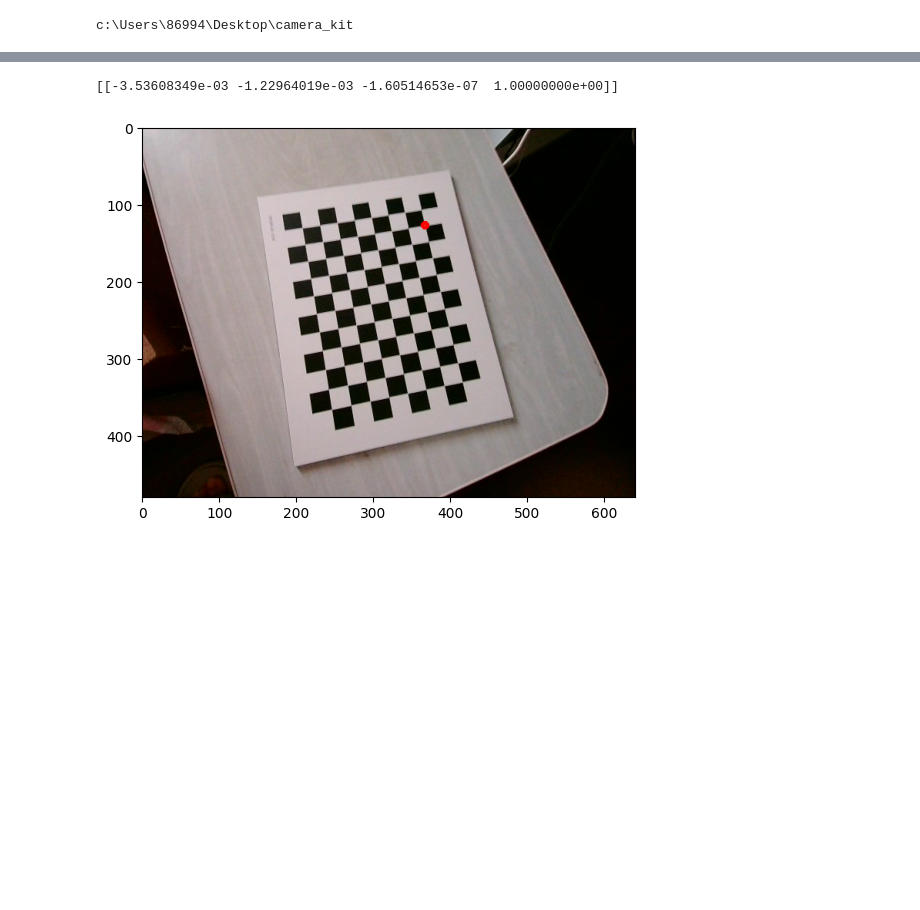
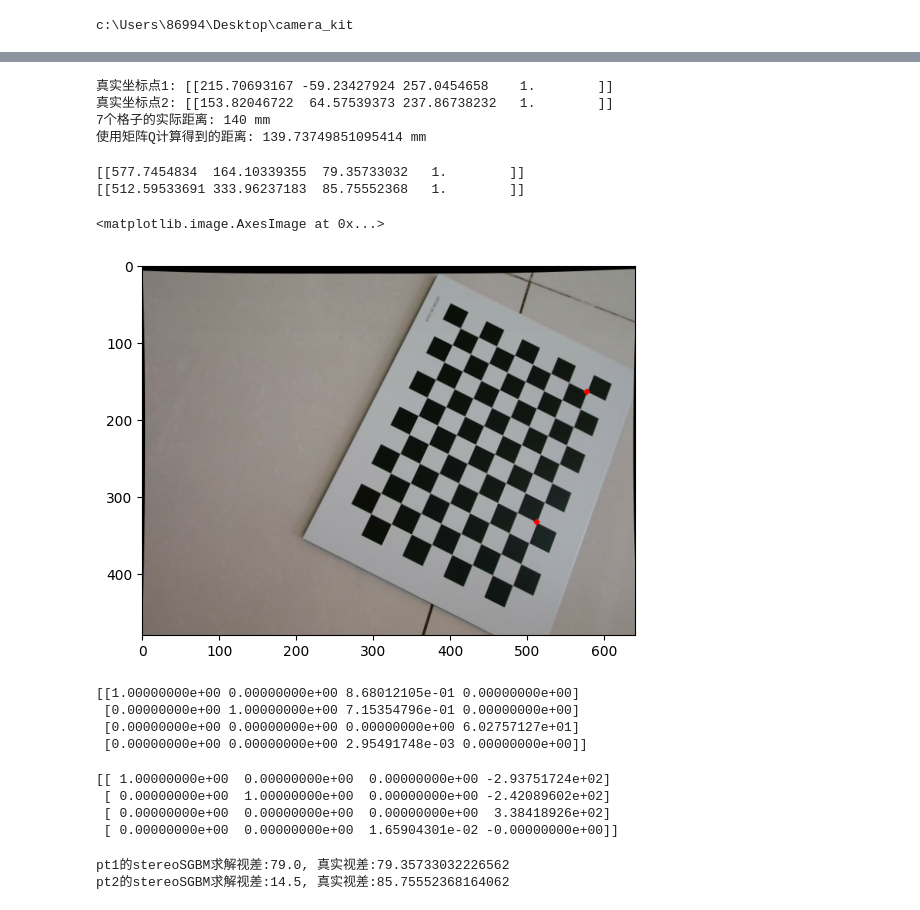
Before and after one commit to chenzhaoqiJM/camera3d_kit, a Jupyter notebook: stereo/calibra.ipynb, the cells around one changed output, grey strips where cells are left out. Drawn from its saved outputs; the diff is of its cells as text; code cells hidden in the pictures; blank space fills up the shorter version.

```diff
--- a/stereo/calibra.ipynb
+++ b/stereo/calibra.ipynb
@@ -105,14 +142,0 @@ print(_points_src_left.shape)
-# %%
-# 绘制水平线
-_index = 1
-_point_l = left_src_corners[_index]
-_point_r = right_src_corners[_index]
-_draw_cicle = left_src.copy()
-cv2.circle(_draw_cicle, (int(_point_l[0][0]), int(_point_l[0][1])), 3, (0,0,255), 3)
-plt.imshow(cv2.cvtColor(_draw_cicle, cv2.COLOR_BGR2RGB))
-
-_world_p = img_to_world_by_dis(_point_l[0], _point_l[0][0] - _point_r[0][0], mycc._stereoCommParameters["Q"])
-print(_world_p)
-# %% [output]
-[[-3.53608349e-03 -1.22964019e-03 -1.60514653e-07  1.00000000e+00]]
-[figure, removed]
@@ -125,0 +143,53 @@ myp.init_by_cc(mycc)
+# %%
+# 从像素坐标到实际坐标的检验
+# 7 个格子
+_cell_nums = 7
+pt1_left = left_remap_corners[0][0]
+pt1_right = right_remap_corners[0][0]
+_world_pt1 = img_to_world_by_dis(pt1_left, pt1_left[0]-pt1_right[0], mycc._stereoCommParameters["Q"])
+print("真实坐标点1:", _world_pt1)
+
+pt2_left = left_remap_corners[_cell_nums][0]
+pt2_right = right_remap_corners[_cell_nums][0]
+_world_pt2 = img_to_world_by_dis(pt2_left, pt2_left[0]-pt2_right[0], mycc._stereoCommParameters["Q"])
+print("真实坐标点2:", _world_pt2)
+
+print(f"{_cell_nums}个格子的实际距离: {_cell_nums*chessCellLen} mm")
+print(f"使用矩阵Q计算得到的距离: {np.linalg.norm(_world_pt2-_world_pt1)} mm")
+# %% [output]
+真实坐标点1: [[215.70693167 -59.23427924 257.0454658    1.        ]]
+真实坐标点2: [[153.82046722  64.57539373 237.86738232   1.        ]]
+7个格子的实际距离: 140 mm
+使用矩阵Q计算得到的距离: 139.73749851095414 mm
+# %%
+# 实际坐标到像素坐标
+_pt1 = world_to_img_l(_world_pt1[0], mycc._stereoCommParameters["Q"])
+print(_pt1)
+
+_pt2 = world_to_img_l(_world_pt2[0], mycc._stereoCommParameters["Q"])
+print(_pt2)
+
+_draw_cicle = left_remap.copy()
+cv2.circle(_draw_cicle, (int(_pt1[0][0]), int(_pt1[0][1])), 2, (0,0,255), 3)
+cv2.circle(_draw_cicle, (int(_pt2[0][0]), int(_pt2[0][1])), 2, (0,0,255), 3)
+
+plt.imshow(cv2.cvtColor(_draw_cicle, cv2.COLOR_BGR2RGB))
+# %% [output]
+[[577.7454834  164.10339355  79.35733032   1.        ]]
+[[512.59533691 333.96237183  85.75552368   1.        ]]
+<matplotlib.image.AxesImage at 0x...>
+[figure, added]
+# %%
+print(np.linalg.inv(mycc._stereoCommParameters["Q"]))
+# %% [output]
+[[1.00000000e+00 0.00000000e+00 8.68012105e-01 0.00000000e+00]
+ [0.00000000e+00 1.00000000e+00 7.15354796e-01 0.00000000e+00]
+ [0.00000000e+00 0.00000000e+00 0.00000000e+00 6.02757127e+01]
+ [0.00000000e+00 0.00000000e+00 2.95491748e-03 0.00000000e+00]]
+# %%
+print(mycc._stereoCommParameters["Q"])
+# %% [output]
+[[ 1.00000000e+00  0.00000000e+00  0.00000000e+00 -2.93751724e+02]
+ [ 0.00000000e+00  1.00000000e+00  0.00000000e+00 -2.42089602e+02]
+ [ 0.00000000e+00  0.00000000e+00  0.00000000e+00  3.38418926e+02]
+ [ 0.00000000e+00  0.00000000e+00  1.65904301e-02 -0.00000000e+00]]
@@ -125,0 +212,11 @@ myp.init_by_cc(mycc)
+# %%
+_dis1 = disparity[int(pt1_left[1])][int(pt1_left[0])] /16.0
+_dis1_real = pt1_left[0] - pt1_right[0]
+print(f"pt1的stereoSGBM求解视差:{_dis1}, 真实视差:{_dis1_real}")
+
+_dis2 = disparity[int(pt2_left[1])][int(pt2_left[0])] /16.0
+_dis2_real = pt2_left[0] - pt2_right[0]
+print(f"pt2的stereoSGBM求解视差:{_dis2}, 真实视差:{_dis2_real}")
+# %% [output]
+pt1的stereoSGBM求解视差:79.0, 真实视差:79.35733032226562
+pt2的stereoSGBM求解视差:14.5, 真实视差:85.75552368164062
```
Also changed, not shown: parts of 21 cells of this notebook, 59 other files.
